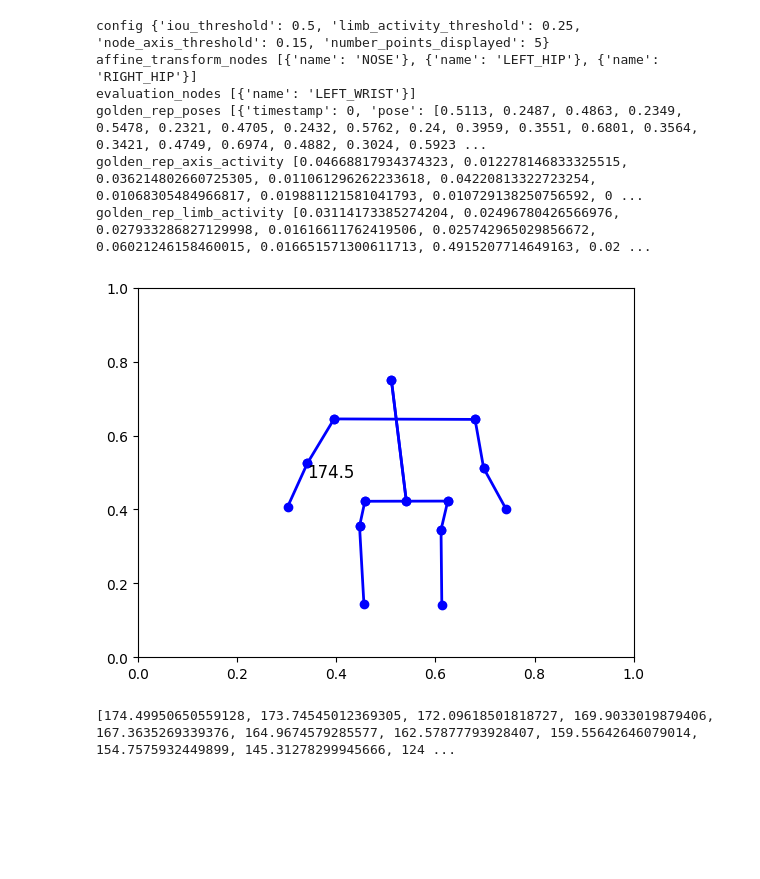
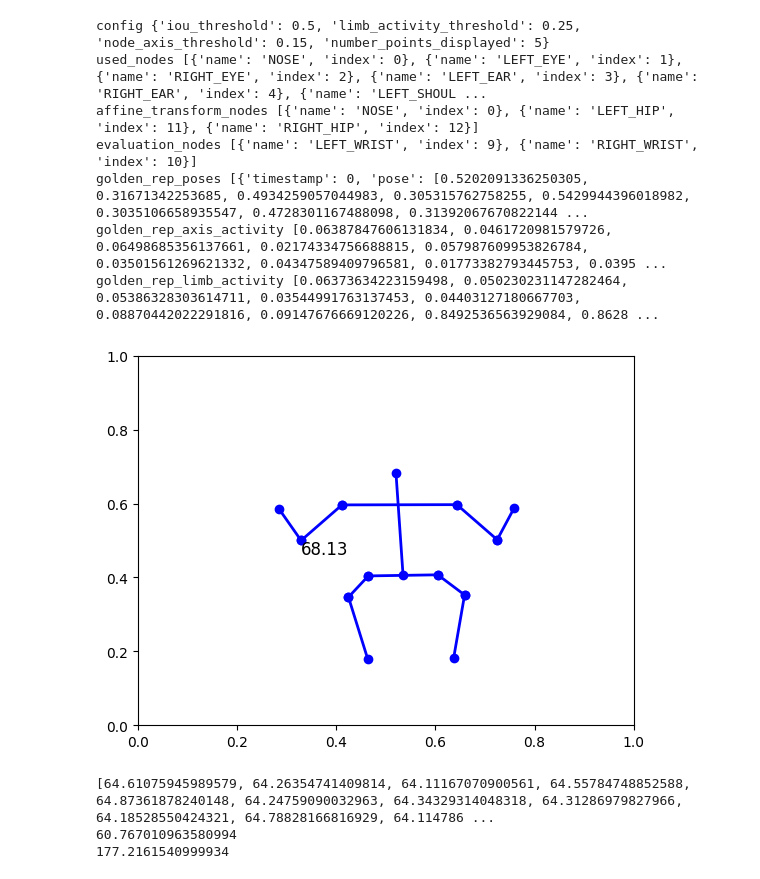
Before and after one commit to jeremayaa/Human_movement_analysis, a Jupyter notebook: Angle_visualization.ipynb, the cells around one changed output. Saved outputs shown, nothing was run; the diff lists cells and outputs as text; code cells hidden in the pictures; blank space fills up the shorter version.

```diff
--- a/Angle_visualization.ipynb
+++ b/Angle_visualization.ipynb
@@ -4,7 +4,7 @@ from matplotlib.animation import FuncAnimation, PillowWriter
 import json
 import numpy as np
 
-json_file = 'Data\D1_flexion_golden_repetition.json'
+json_file = 'Data\squat_golden_repetition.json'
 
 # Load the data
 with open(json_file, 'r') as file:
@@ -14,11 +14,12 @@ for key, value in data.items():
     print(key, value)
 # %% [output]
 config {'iou_threshold': 0.5, 'limb_activity_threshold': 0.25, 'node_axis_threshold': 0.15, 'number_points_displayed': 5}
-affine_transform_nodes [{'name': 'NOSE'}, {'name': 'LEFT_HIP'}, {'name': 'RIGHT_HIP'}]
-evaluation_nodes [{'name': 'LEFT_WRIST'}]
-golden_rep_poses [{'timestamp': 0, 'pose': [0.5113, 0.2487, 0.4863, 0.2349, 0.5478, 0.2321, 0.4705, 0.2432, 0.5762, 0.24, 0.3959, 0.3551, 0.6801, 0.3564, 0.3421, 0.4749, 0.6974, 0.4882, 0.3024, 0.5923 ...
-golden_rep_axis_activity [0.04668817934374323, 0.012278146833325515, 0.036214802660725305, 0.011061296262233618, 0.04220813322723254, 0.01068305484966817, 0.019881121581041793, 0.010729138250756592, 0 ...
-golden_rep_limb_activity [0.03114173385274204, 0.02496780426566976, 0.027933286827129998, 0.01616611762419506, 0.025742965029856672, 0.06021246158460015, 0.016651571300611713, 0.4915207714649163, 0.02 ...
+used_nodes [{'name': 'NOSE', 'index': 0}, {'name': 'LEFT_EYE', 'index': 1}, {'name': 'RIGHT_EYE', 'index': 2}, {'name': 'LEFT_EAR', 'index': 3}, {'name': 'RIGHT_EAR', 'index': 4}, {'name': 'LEFT_SHOUL ...
+affine_transform_nodes [{'name': 'NOSE', 'index': 0}, {'name': 'LEFT_HIP', 'index': 11}, {'name': 'RIGHT_HIP', 'index': 12}]
+evaluation_nodes [{'name': 'LEFT_WRIST', 'index': 9}, {'name': 'RIGHT_WRIST', 'index': 10}]
+golden_rep_poses [{'timestamp': 0, 'pose': [0.5202091336250305, 0.31671342253685, 0.4934259057044983, 0.305315762758255, 0.5429944396018982, 0.3035106658935547, 0.4728301167488098, 0.31392067670822144 ...
+golden_rep_axis_activity [0.06387847606131834, 0.0461720981579726, 0.06498685356137661, 0.02174334756688815, 0.057987609953826784, 0.03501561269621332, 0.04347589409796581, 0.01773382793445753, 0.0395 ...
+golden_rep_limb_activity [0.06373634223159498, 0.050230231147282464, 0.05386328303614711, 0.03544991763137453, 0.04403127180667703, 0.08870442022291816, 0.09147676669120226, 0.8492536563929084, 0.8628 ...
 # %%
 def get_body_parts(data):
     """
@@ -162,33 +163,37 @@ lines = [ax.plot([], [], 'bo-', lw=2)[0] for _ in connections]
 angle_text = ax.text(0.3, 0.7, '', transform=ax.transAxes, color='black', fontsize=12, verticalalignment='top')
 
 
 
 
 def animate(i):
     """Update the animation with each frame."""
     frame = list_of_positions[i]
     for line, (start, end) in zip(lines, connections):
         x = [frame[start][0], frame[end][0]]
         y = [frame[start][1], frame[end][1]]
         line.set_data(x, y)
 
     if i < len(trace):
         current_angle = angles[i]
         angle_text.set_text(f'{round(current_angle, 3)}')
         angle_text.set_position((trace[i][0], trace[i][1]))
 
 
     return lines
 
 # Create animation
 ani = FuncAnimation(fig, animate, frames=len(list_of_positions), interval=100, blit=True)
 
 gif_path = 'Angles_animations/'+json_file[5:-5] + '_angle_animation.gif'
-# ani.save(gif_path, writer=PillowWriter(fps=30))
+ani.save(gif_path, writer=PillowWriter(fps=30))
 
 plt.show()
 
 print(angles)
+print(min(angles))
+print(max(angles))
 # %% [output]
-[figure, old version]
+[figure, new version]
-[174.49950650559128, 173.74545012369305, 172.09618501818727, 169.9033019879406, 167.3635269339376, 164.9674579285577, 162.57877793928407, 159.55642646079014, 154.7575932449899, 145.31278299945666, 124 ...
+[64.61075945989579, 64.26354741409814, 64.11167070900561, 64.55784748852588, 64.87361878240148, 64.24759090032963, 64.34329314048318, 64.31286979827966, 64.18528550424321, 64.78828166816929, 64.114786 ...
+60.767010963580994
+177.2161540999934
```
Also changed, not shown: parts of 1 cell of this notebook, 17 other files.
